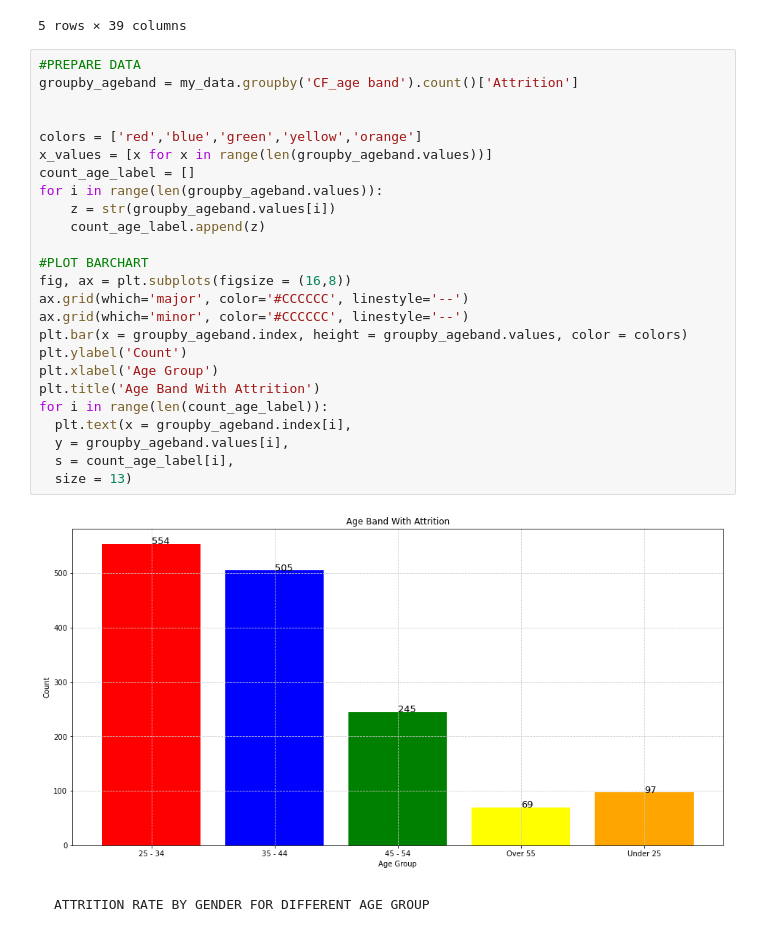
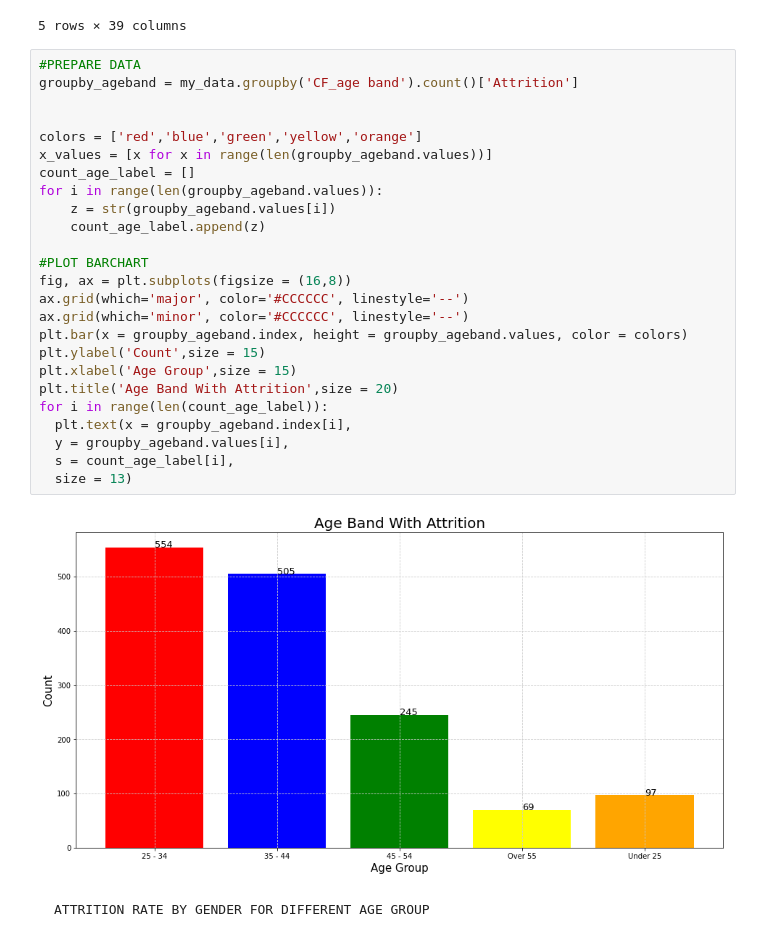
Before and after one commit to tamhoangnguyen/portfolio, a Jupyter notebook: Portfolio.ipynb, the cells around one changed output. Cells and saved outputs as stored; diff of their text form.

Commit message:
Visualization with Python

```diff
--- a/Portfolio.ipynb
+++ b/Portfolio.ipynb
@@ -136,30 +138,30 @@ my_data.head(5)
 # %%
 #PREPARE DATA
 groupby_ageband = my_data.groupby('CF_age band').count()['Attrition']
 
 
 colors = ['red','blue','green','yellow','orange']
 x_values = [x for x in range(len(groupby_ageband.values))]
 count_age_label = []
 for i in range(len(groupby_ageband.values)):
     z = str(groupby_ageband.values[i])
     count_age_label.append(z)
 
 #PLOT BARCHART
 fig, ax = plt.subplots(figsize = (16,8))
 ax.grid(which='major', color='#CCCCCC', linestyle='--')
 ax.grid(which='minor', color='#CCCCCC', linestyle='--')
 plt.bar(x = groupby_ageband.index, height = groupby_ageband.values, color = colors)
-plt.ylabel('Count')
-plt.xlabel('Age Group')
-plt.title('Age Band With Attrition')
+plt.ylabel('Count',size = 15)
+plt.xlabel('Age Group',size = 15)
+plt.title('Age Band With Attrition',size = 20)
 for i in range(len(count_age_label)):
   plt.text(x = groupby_ageband.index[i],
   y = groupby_ageband.values[i],
   s = count_age_label[i],
   size = 13)
 # %% [output]
-[figure, old version]
+[figure, new version]
 # %% [markdown]
     ATTRITION RATE BY GENDER FOR DIFFERENT AGE GROUP
 # %%
```
Also changed, not shown: parts of 5 cells of this notebook.
